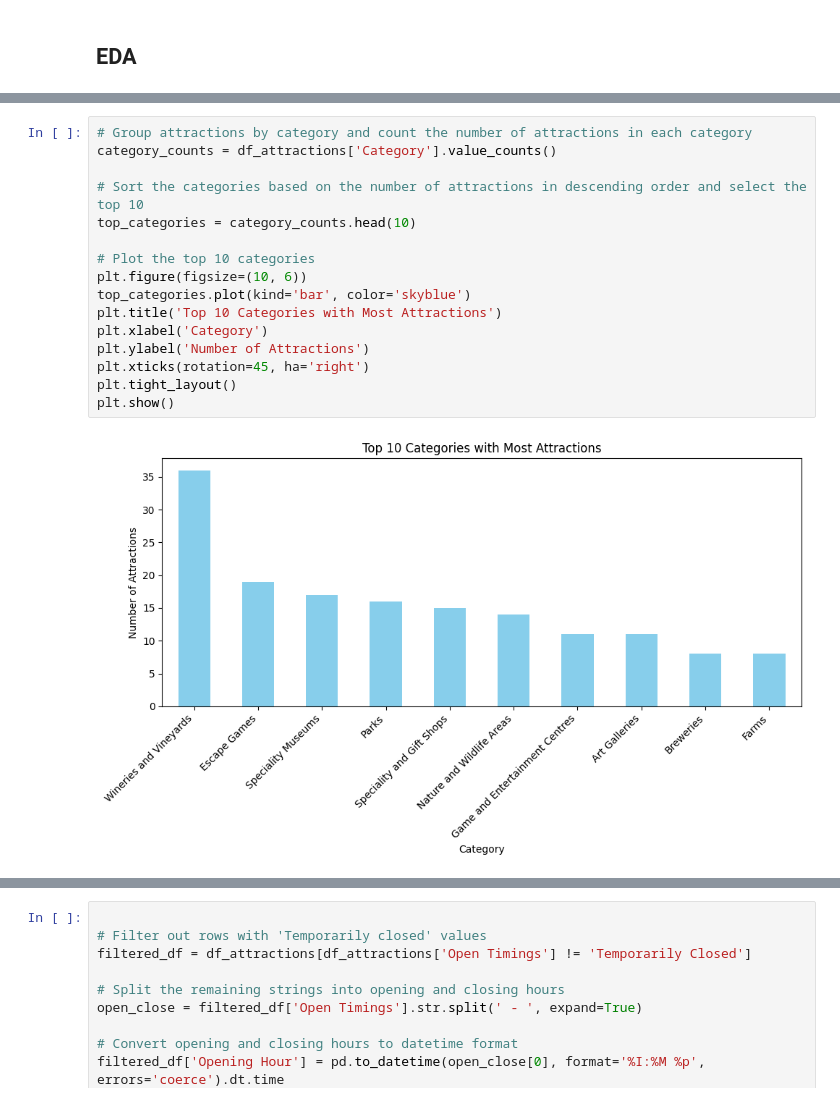
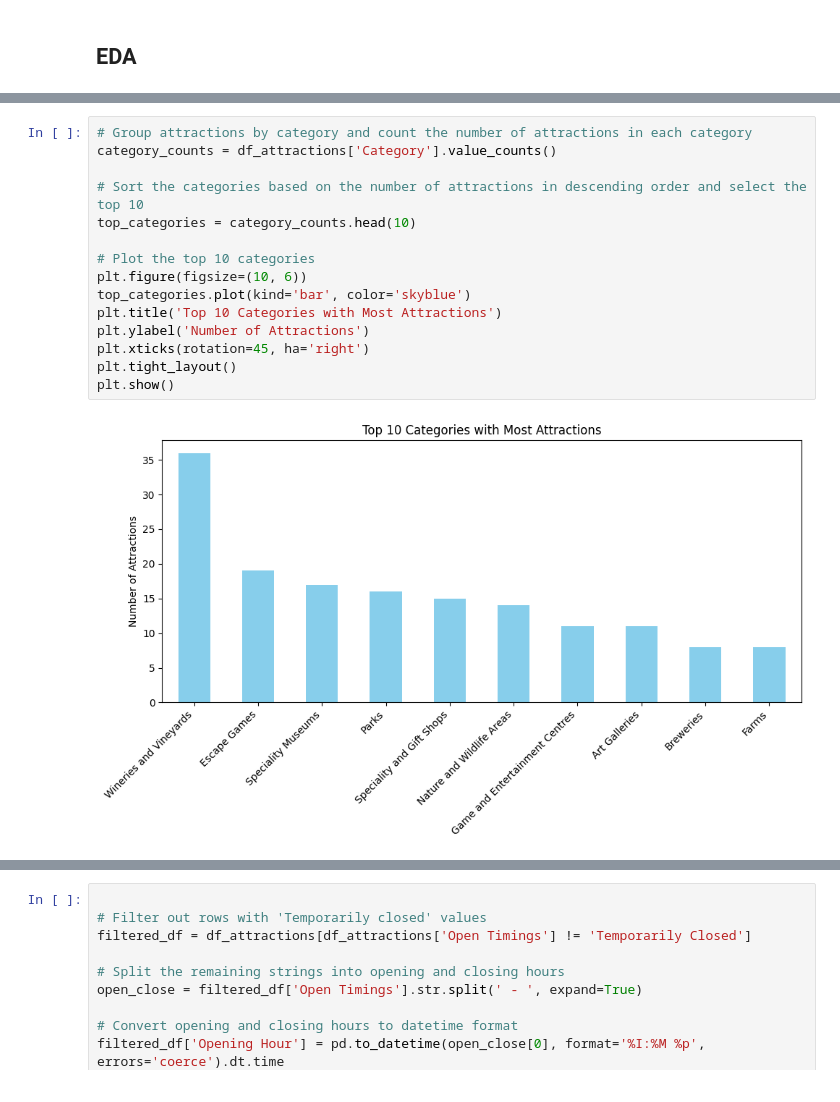
Before and after one commit to bhumikar12/Hidden-Gems-of-Ontario, a Jupyter notebook: Hidden-Gems-Of-Ontario.ipynb, the cells around one changed output, grey strips where cells are left out. Saved outputs shown, nothing was run; the diff lists cells and outputs as text.

```diff
--- a/Hidden-Gems-Of-Ontario.ipynb
+++ b/Hidden-Gems-Of-Ontario.ipynb
@@ -41,21 +40,20 @@ plt.show()
 # %%
 # Group attractions by category and count the number of attractions in each category
 category_counts = df_attractions['Category'].value_counts()
 
 # Sort the categories based on the number of attractions in descending order and select the top 10
 top_categories = category_counts.head(10)
 
 # Plot the top 10 categories
 plt.figure(figsize=(10, 6))
 top_categories.plot(kind='bar', color='skyblue')
 plt.title('Top 10 Categories with Most Attractions')
-plt.xlabel('Category')
 plt.ylabel('Number of Attractions')
 plt.xticks(rotation=45, ha='right')
 plt.tight_layout()
 plt.show()
 # %% [output]
-[figure, old version]
+[figure, new version]
 # %%
 # Group attractions by location and count the number of attractions in each location
 location_counts = df_attractions['Location'].value_counts()
```
Also changed, not shown: parts of 3 cells of this notebook.
